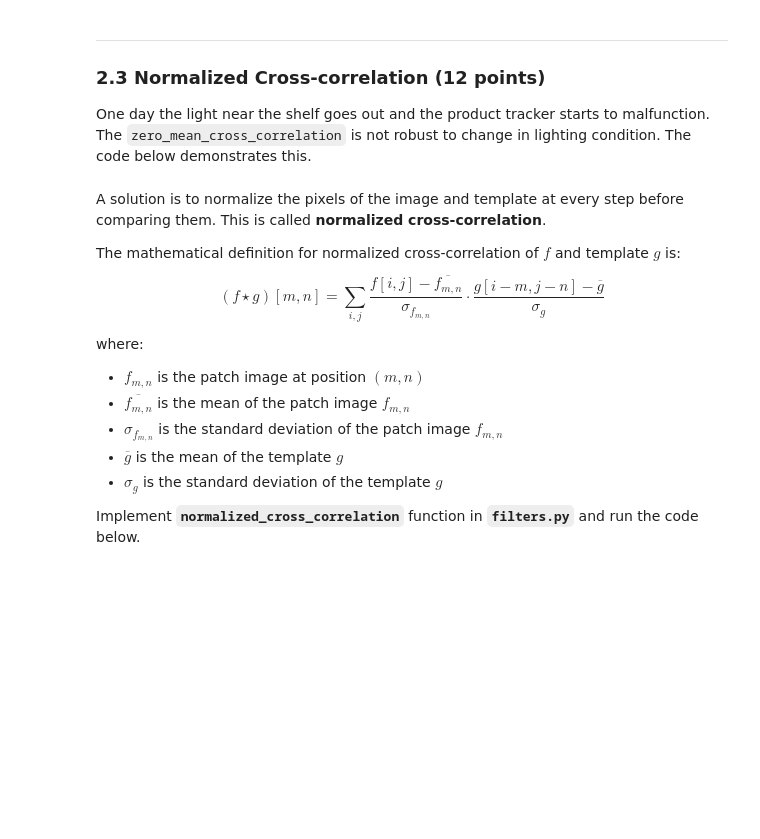
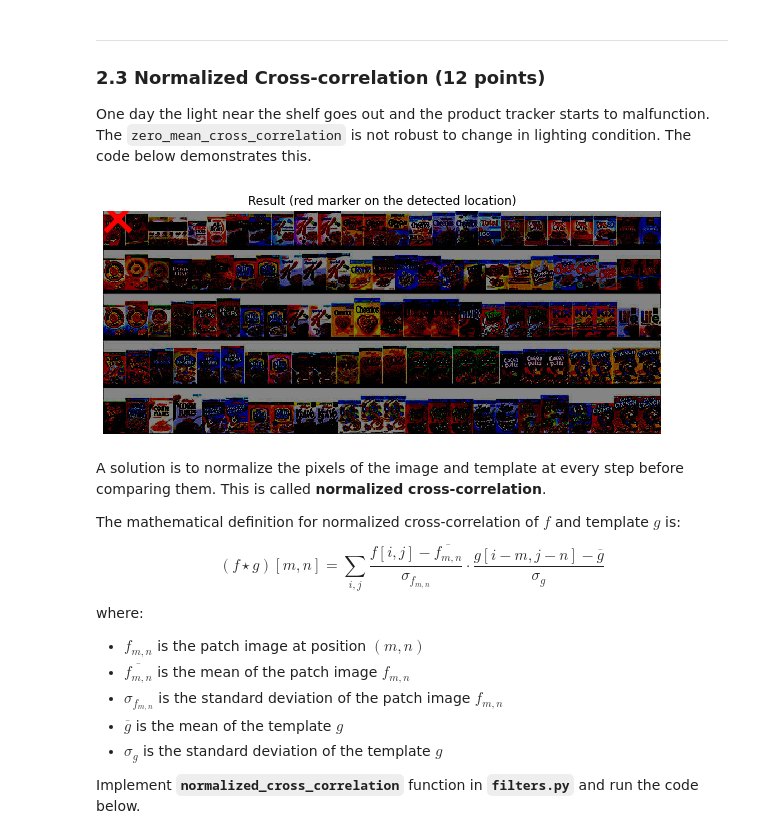
Before and after one commit to osobiehl/computer-vision, a Jupyter notebook: hw2/hw2.ipynb, the cells around one changed output. Saved outputs shown, nothing was run; the diff lists cells and outputs as text; code cells hidden in the pictures; blank space fills up the shorter version.

```diff
--- a/hw2/hw2.ipynb
+++ b/hw2/hw2.ipynb
@@ -367,24 +380,26 @@ One day the light near the shelf goes out and the product tracker starts to malf
 # %%
 from filters import normalized_cross_correlation
 
 # Load image
 img = io.imread('shelf_dark.jpg')
-img_grey = io.imread('shelf_dark.jpg', as_grey=True)
+img_grey = io.imread('shelf_dark.jpg', as_gray=True)
 
 # Perform cross-correlation between the image and the template
 out = zero_mean_cross_correlation(img_grey, temp_grey)
 
 # Find the location with maximum similarity
 y,x = (np.unravel_index(out.argmax(), out.shape))
 
 # Display image
 plt.imshow(img)
 plt.title('Result (red marker on the detected location)')
 plt.axis('off')
 
 # Draw marker at detcted location
 plt.plot(x, y, 'rx', ms=25, mew=5)
 plt.show()
+# %% [output]
+[figure, added]
 # %% [markdown]
 A solution is to normalize the pixels of the image and template at every step before comparing them. This is called **normalized cross-correlation**.
 
```
Also changed, not shown: parts of 6 cells of this notebook, 2 other files.
